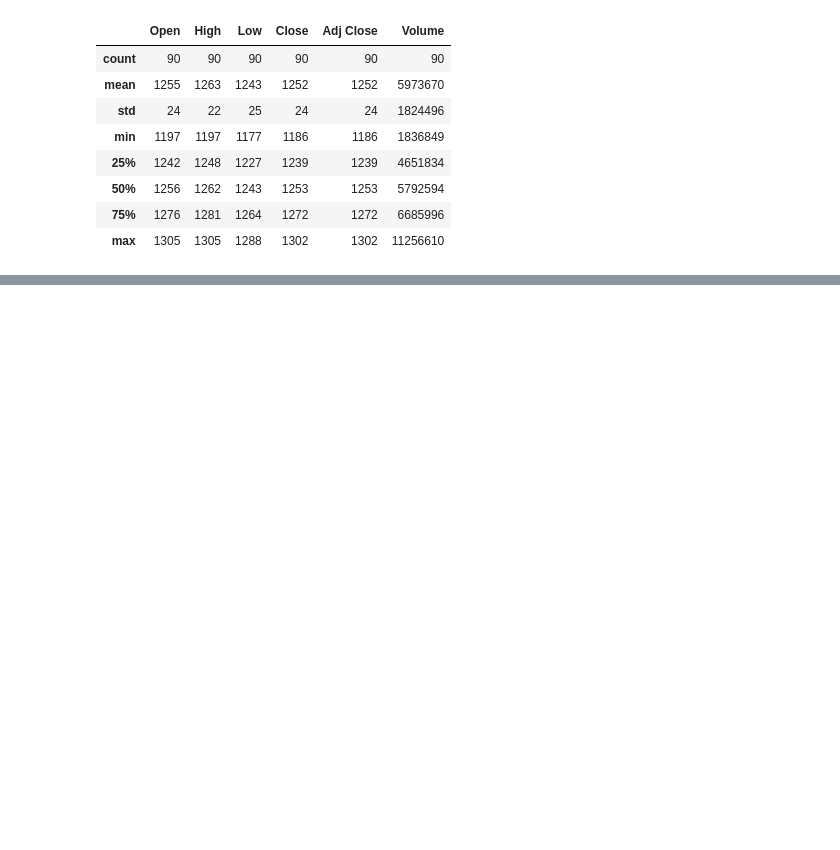
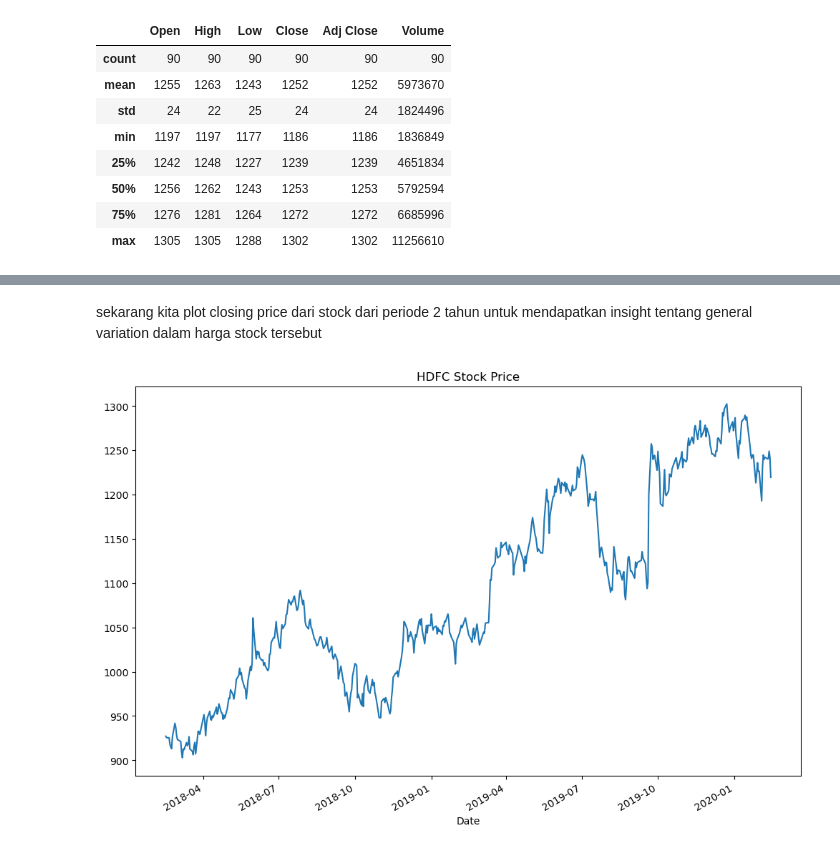
Before and after one commit to TurmaeUrsorum/belajar-piton, a Jupyter notebook: 23. Study Case : Finance/finance_study_case.ipynb, the cells around one changed output, grey strips where cells are left out. Drawn from its saved outputs; the diff is of its cells as text; code cells hidden in the pictures; blank space fills up the shorter version.

```diff
--- a/23. Study Case : Finance/finance_study_case.ipynb
+++ b/23. Study Case : Finance/finance_study_case.ipynb
@@ -151,0 +156,2 @@ HDFC_df.iloc[-90:].select_dtypes(include=["number"]).describe().astype(int)
+# %%
+HDFC_df.index = HDFC_df["Date"]
@@ -151,0 +168,10 @@ HDFC_df.iloc[-90:].select_dtypes(include=["number"]).describe().astype(int)
+# %% [markdown]
+sekarang kita plot closing price dari stock dari periode 2 tahun untuk mendapatkan insight tentang general variation dalam harga stock tersebut
+# %%
+HDFC_df["Adj Close"].plot(
+    figsize=(12, 8),
+    title="HDFC Stock Price",
+)
+plt.show()
+# %% [output]
+[figure, added]
```
Also changed, not shown: parts of 12 cells of this notebook.
